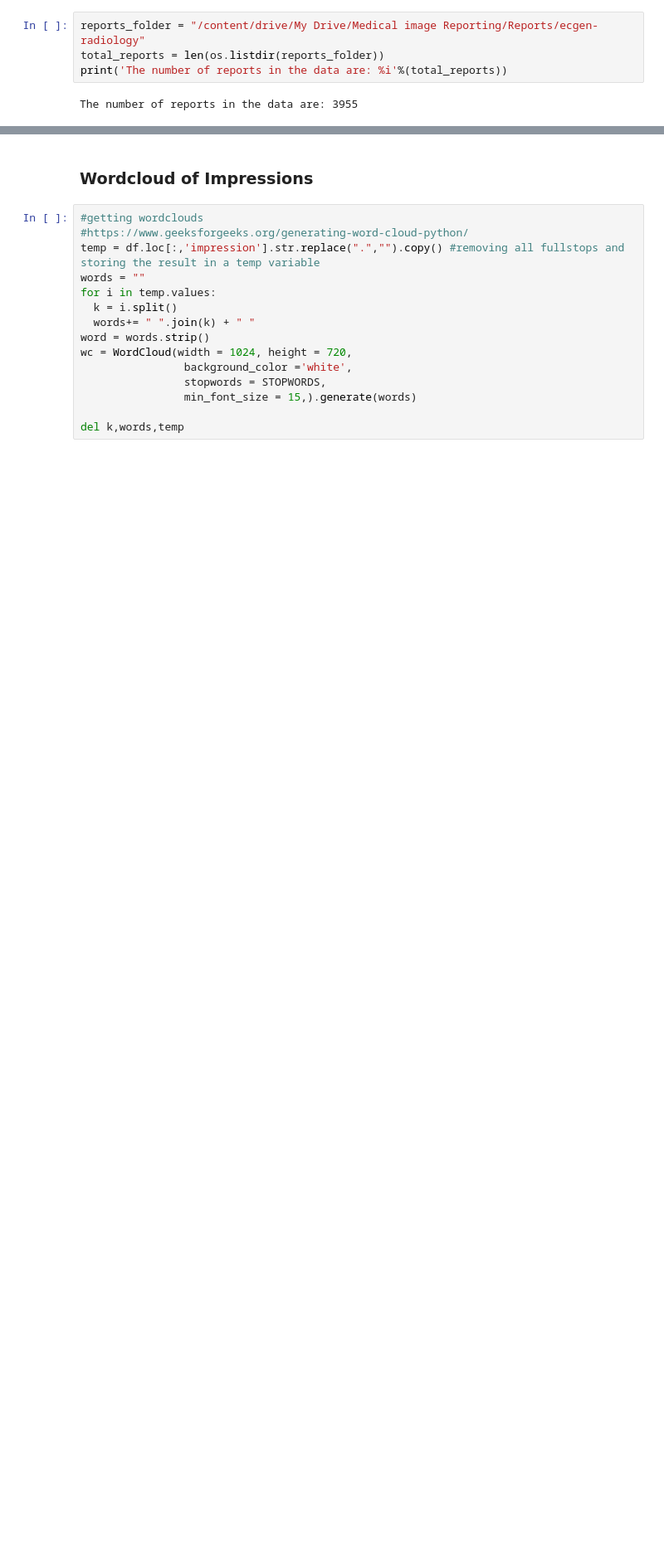
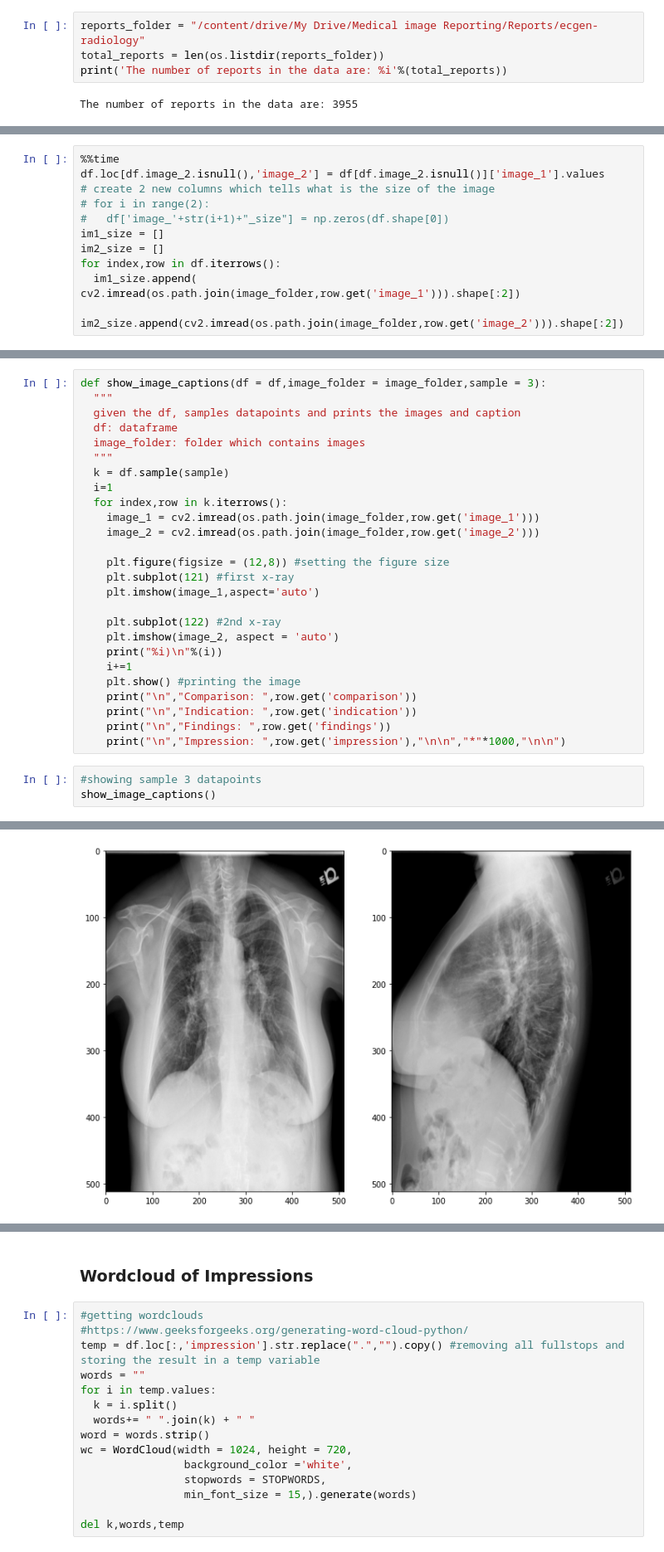
Before and after one commit to agno-nymous/Medical-Image-Captioning-on-Chest-X-rays, a Jupyter notebook: EDA_Medical_Report.ipynb, the cells around one changed output, grey strips where cells are left out. Shown at 83% size. Drawn from its saved outputs; the diff is of its cells as text; blank space fills up the shorter version.

```diff
--- a/EDA_Medical_Report.ipynb
+++ b/EDA_Medical_Report.ipynb
@@ -191,0 +261,11 @@ df.head()
+# %%
+%%time
+df.loc[df.image_2.isnull(),'image_2'] = df[df.image_2.isnull()]['image_1'].values
+# create 2 new columns which tells what is the size of the image
+# for i in range(2):
+#   df['image_'+str(i+1)+"_size"] = np.zeros(df.shape[0])
+im1_size = []
+im2_size = []
+for index,row in df.iterrows():
+  im1_size.append( cv2.imread(os.path.join(image_folder,row.get('image_1'))).shape[:2])
+  im2_size.append(cv2.imread(os.path.join(image_folder,row.get('image_2'))).shape[:2])
@@ -191,0 +352,30 @@ df.head()
+# %%
+def show_image_captions(df = df,image_folder = image_folder,sample = 3):
+  """
+  given the df, samples datapoints and prints the images and caption
+  df: dataframe
+  image_folder: folder which contains images
+  """
+  k = df.sample(sample)
+  i=1
+  for index,row in k.iterrows():
+    image_1 = cv2.imread(os.path.join(image_folder,row.get('image_1')))
+    image_2 = cv2.imread(os.path.join(image_folder,row.get('image_2')))
+
+    plt.figure(figsize = (12,8)) #setting the figure size
+    plt.subplot(121) #first x-ray
+    plt.imshow(image_1,aspect='auto')
+
+    plt.subplot(122) #2nd x-ray
+    plt.imshow(image_2, aspect = 'auto')
+    print("%i)\n"%(i))
+    i+=1
+    plt.show() #printing the image
+    print("\n","Comparison: ",row.get('comparison'))
+    print("\n","Indication: ",row.get('indication'))
+    print("\n","Findings: ",row.get('findings'))
+    print("\n","Impression: ",row.get('impression'),"\n\n","*"*1000,"\n\n")
+# %%
+#showing sample 3 datapoints
+show_image_captions()
+# %% [output]
@@ -191,0 +383 @@ df.head()
+[figure, added]
```
Also changed, not shown: parts of 29 cells of this notebook.
